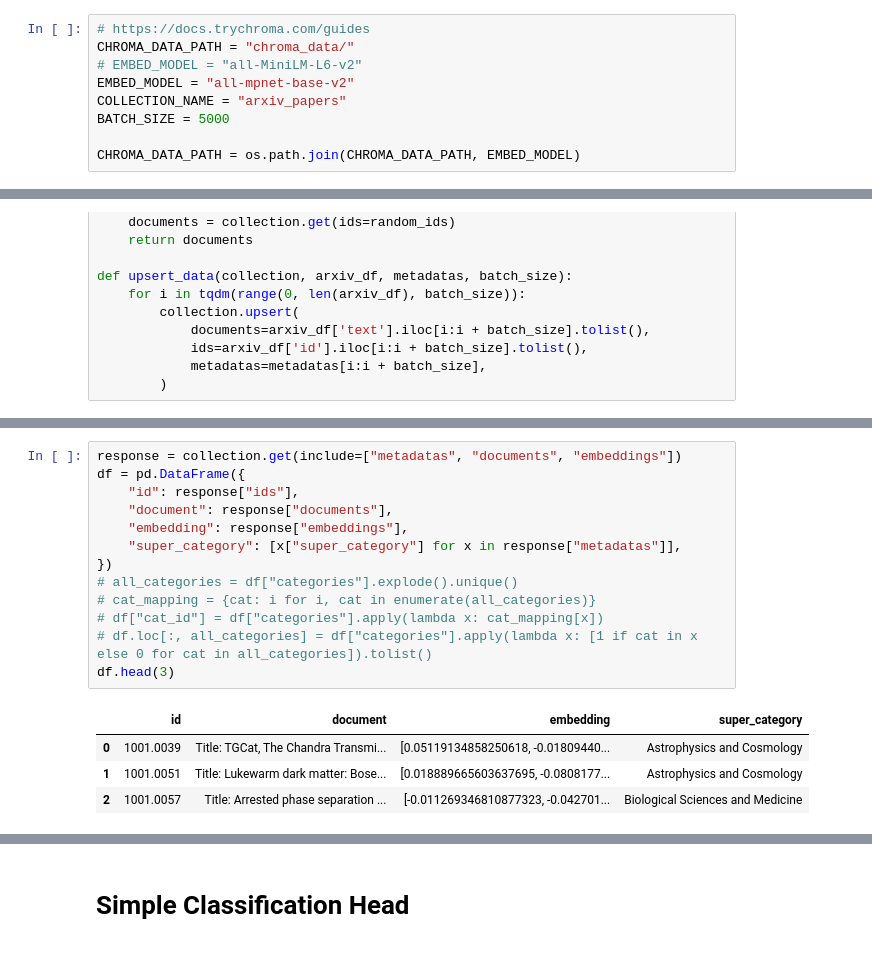
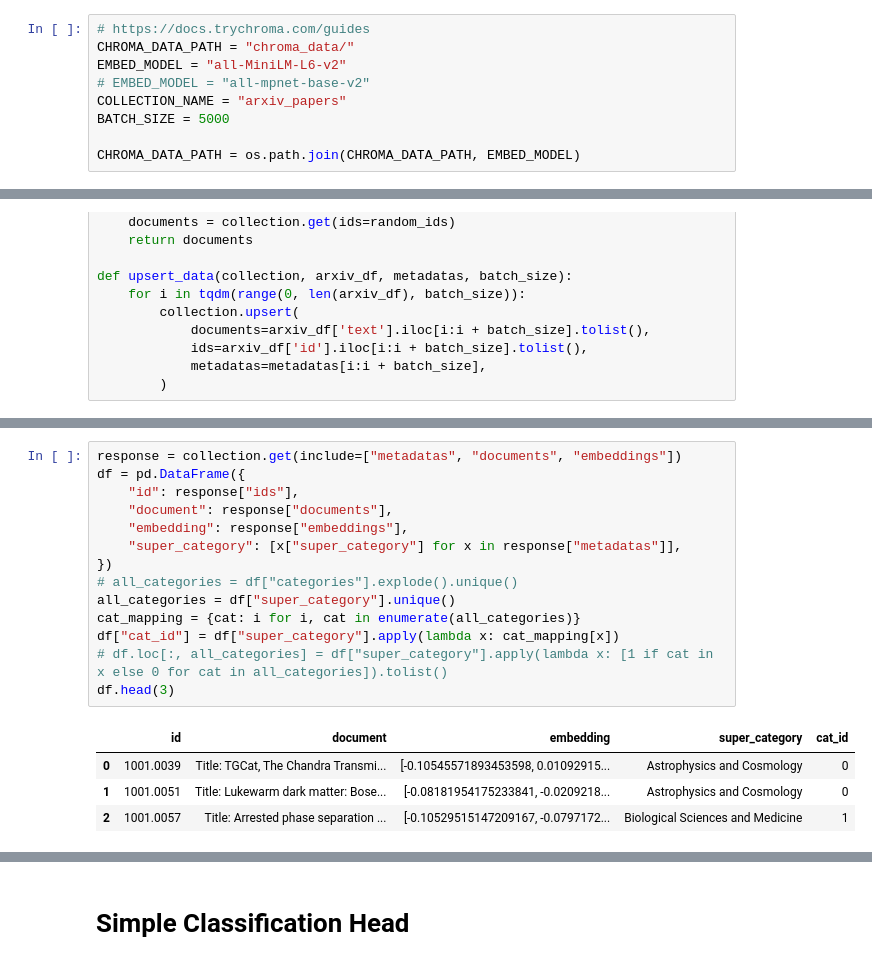
Before and after one commit to Gabriel9753/ArxivAbstractProject, a Jupyter notebook: src/embedded_data.ipynb, the cells around one changed output, grey strips where cells are left out. Drawn from its saved outputs; the diff is of its cells as text.

```diff
--- a/src/embedded_data.ipynb
+++ b/src/embedded_data.ipynb
@@ -14,8 +14,8 @@ from transformers import AutoModel, AutoTokenizer
 # %%
 # https://docs.trychroma.com/guides
 CHROMA_DATA_PATH = "chroma_data/"
-# EMBED_MODEL = "all-MiniLM-L6-v2"
-EMBED_MODEL = "all-mpnet-base-v2"
+EMBED_MODEL = "all-MiniLM-L6-v2"
+# EMBED_MODEL = "all-mpnet-base-v2"
 COLLECTION_NAME = "arxiv_papers"
 BATCH_SIZE = 5000
 
@@ -153,19 +151,20 @@ springboard for applications in synthetic biology and precision medicine.
 # %%
 response = collection.get(include=["metadatas", "documents", "embeddings"])
 df = pd.DataFrame({
     "id": response["ids"],
     "document": response["documents"],
     "embedding": response["embeddings"],
     "super_category": [x["super_category"] for x in response["metadatas"]],
 })
 # all_categories = df["categories"].explode().unique()
-# cat_mapping = {cat: i for i, cat in enumerate(all_categories)}
-# df["cat_id"] = df["categories"].apply(lambda x: cat_mapping[x])
-# df.loc[:, all_categories] = df["categories"].apply(lambda x: [1 if cat in x else 0 for cat in all_categories]).tolist()
+all_categories = df["super_category"].unique()
+cat_mapping = {cat: i for i, cat in enumerate(all_categories)}
+df["cat_id"] = df["super_category"].apply(lambda x: cat_mapping[x])
+# df.loc[:, all_categories] = df["super_category"].apply(lambda x: [1 if cat in x else 0 for cat in all_categories]).tolist()
 df.head(3)
 # %% [output]
-|  | id | document | embedding | super_category |
-| 0 | 1001.0039 | Title: TGCat, The Chandra Transmi... | [0.05119134858250618, -0.01809440... | Astrophysics and Cosmology |
-| 1 | 1001.0051 | Title: Lukewarm dark matter: Bose... | [0.018889665603637695, -0.0808177... | Astrophysics and Cosmology |
-| 2 | 1001.0057 | Title: Arrested phase separation ... | [-0.011269346810877323, -0.042701... | Biological Sciences and Medicine |
+|  | id | document | embedding | super_category | cat_id |
+| 0 | 1001.0039 | Title: TGCat, The Chandra Transmi... | [-0.10545571893453598, 0.01092915... | Astrophysics and Cosmology | 0 |
+| 1 | 1001.0051 | Title: Lukewarm dark matter: Bose... | [-0.08181954175233841, -0.0209218... | Astrophysics and Cosmology | 0 |
+| 2 | 1001.0057 | Title: Arrested phase separation ... | [-0.10529515147209167, -0.0797172... | Biological Sciences and Medicine | 1 |
 # %%
```
Also changed, not shown: parts of 10 cells of this notebook.
